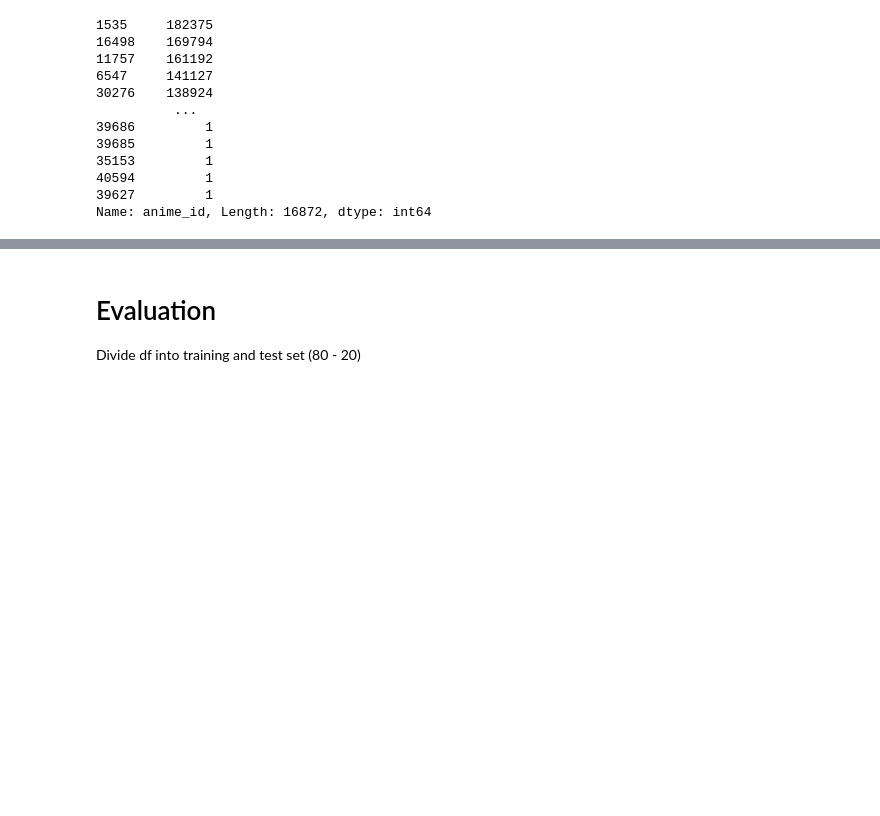
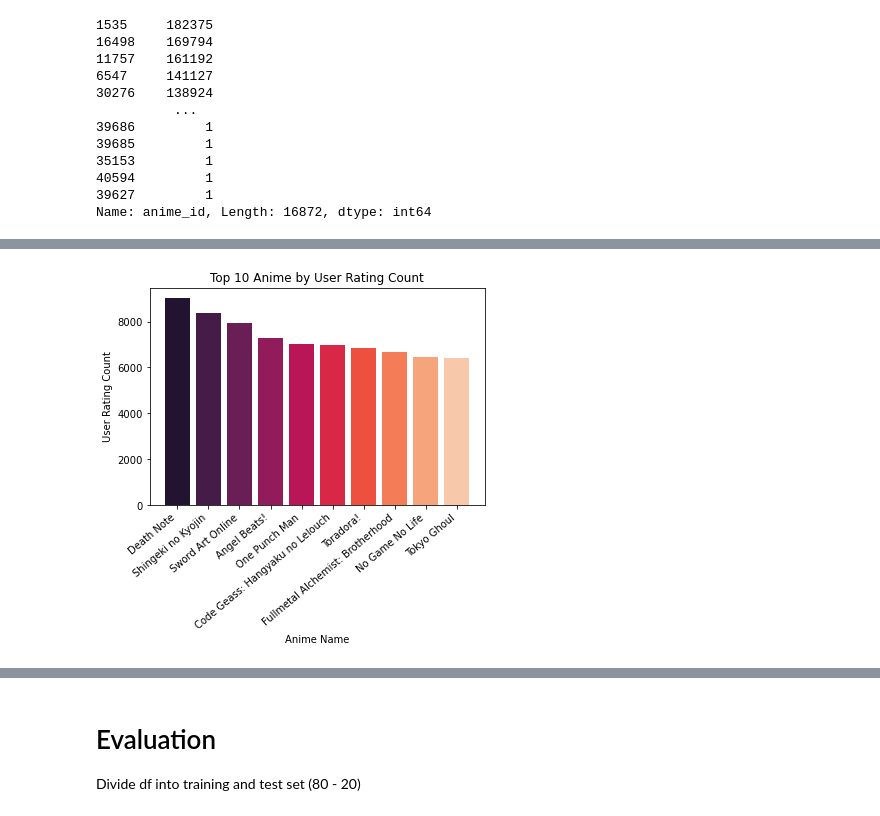
Before and after one commit to JoaoRodrigo99/AI---DM-ML, a Jupyter notebook: JR/anime_ratings__RS_101.ipynb, the cells around one changed output, grey strips where cells are left out. Drawn from its saved outputs; the diff is of its cells as text; code cells hidden in the pictures; blank space fills up the shorter version.

```diff
--- a/JR/anime_ratings__RS_101.ipynb
+++ b/JR/anime_ratings__RS_101.ipynb
@@ -166,3 +166,25 @@ Name: anime_id, Length: 11654, dtype: int64
+# %%
+# Data Visualization
+import matplotlib.pyplot as plt
+
+# Count the number of occurrences of each anime name
+top_10_anime = df_sample['Name'].value_counts().nlargest(10)
+palette = sb.color_palette('rocket', len(top_10_anime))
+# Create the bar chart
+plt.bar(top_10_anime.index, top_10_anime.values, color=palette)
+
+# Set the title and labels
+plt.title('Top 10 Anime by User Rating Count')
+plt.xlabel('Anime Name')
+plt.ylabel('User Rating Count')
+
+# Rotate the x-axis labels for better readability
+plt.xticks(rotation=40, ha="right")
+
+# Show the plot
+plt.show()
+# %% [output]
+[figure, added]
 # %%
 # Filter out users with less than 150 ratings and animes with less than 3500 ratings
 df_sample_anime = df_sample.groupby("anime_id").filter(lambda x: len(x) > 100) # 16872
```
Also changed, not shown: parts of 33 cells of this notebook.
